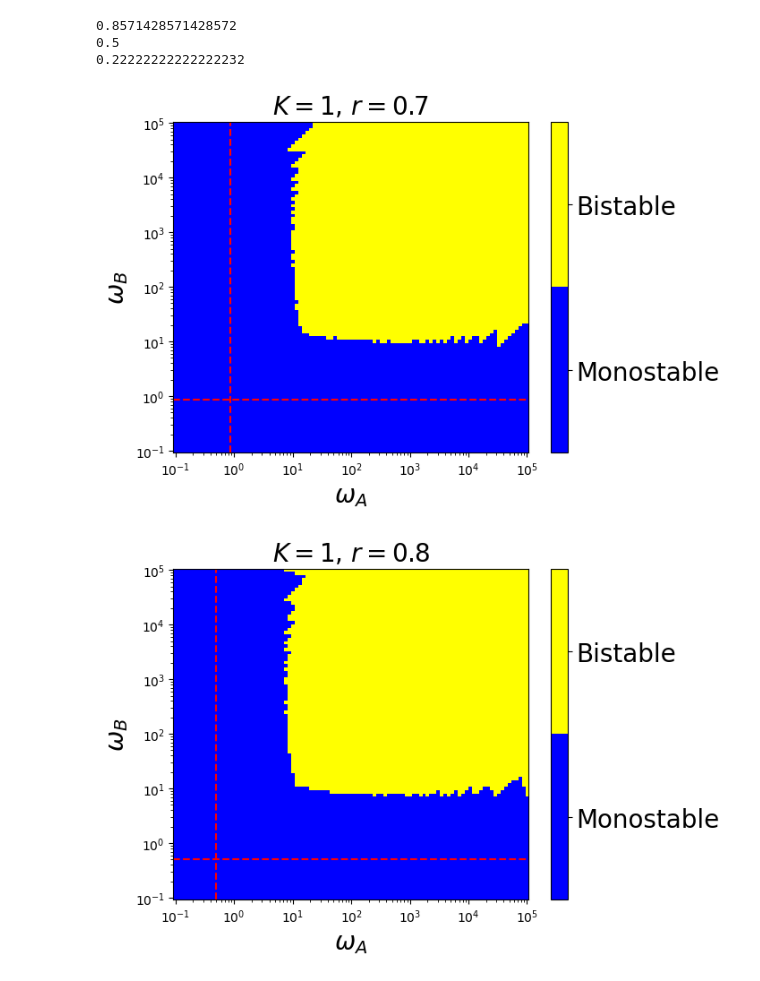
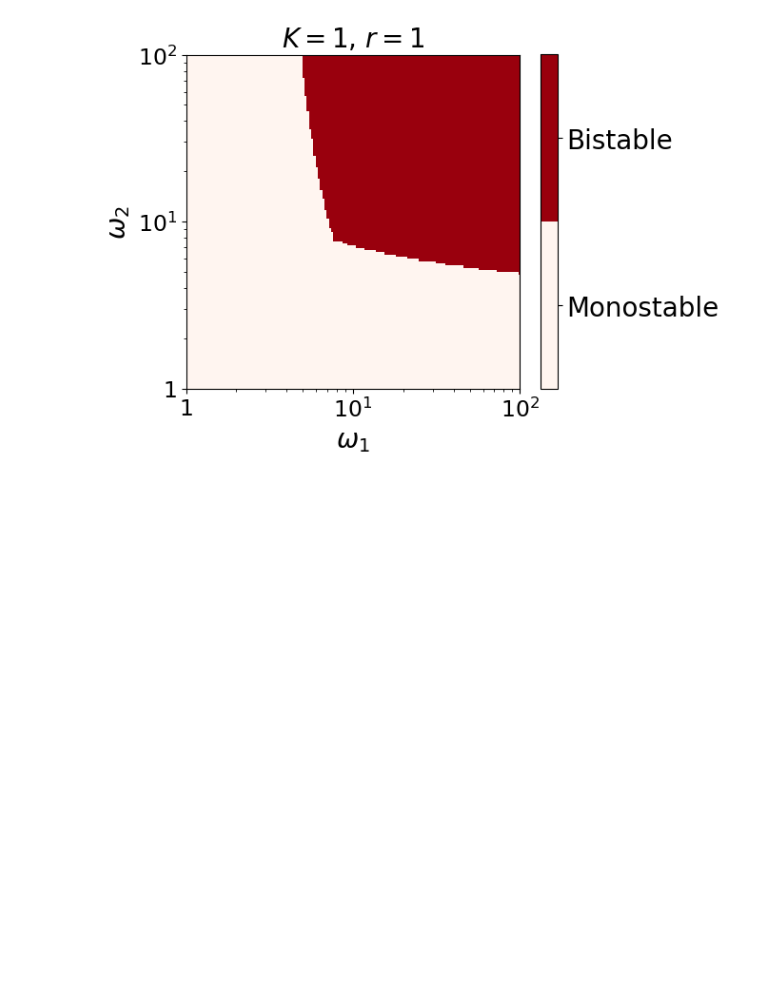
Before and after one commit to RPGroup-PBoC/2025_inducers, a Jupyter notebook: mutualrepression/Figure18.ipynb, the cells around one changed output. Cells and saved outputs as stored; diff of their text form; code cells hidden in the pictures; blank space fills up the shorter version.

Commit message:
updated code figure 18

```diff
--- a/mutualrepression/Figure18.ipynb
+++ b/mutualrepression/Figure18.ipynb
@@ -223,0 +286,18 @@ for r_val in r_list:
+# %%
+phase_space_for_different_r_high_resolution =[]
+omega_list =[]
+notebook_dir = os.getcwd()
+for i in range(len(r_list)):
+    filename_r = 'mutual repressionbistable_map_logomegamax=-2_logomegamax=2_nsampling=300_np=1000_r='+str(r_list[i])+'_K=1.csv'
+    file_path = os.path.join(notebook_dir, filename_r)
+    L_of_r, omegaa,omegab = load_array_from_csv(file_path)
+    phase_space_for_different_r_high_resolution+= [L_of_r]
+    omega_list +=[omegaa]
+
+# to generate those arrays run:
+# nsampling = 300
+# omegaA_values = np.logspace(-2, 2, nsampling)
+# omegaB_values = np.logspace(-2, 2, nsampling)
+# p_values = np.linspace(pmin, pmax, 1000)
+
+#phase_space_for_different_r = bistability_map_for_different_r(r_list, omegaA_values, omegaB_values, p_values, K_fixed
@@ -224,23 +342,33 @@ for r_val in r_list:
 # %%
-for i in range(len(r_list)):
-    plt.figure()
-    plt.pcolormesh((omegaA_values), (omegaA_values), np.transpose(L_r[i]), cmap=binary_cmap, shading='auto',vmin=0,vmax=1)
-    print(2*(1/r_list[i]-1))
-    plt.axvline(x=2*(1/r_list[i]-1), color='r', linestyle='--')
-    plt.axhline(y=2*(1/r_list[i]-1), color='r', linestyle='--')
-    plt.xscale('log')
-    plt.yscale('log')
-    # plt.xticks([1, 4, 10, 100], [r"$10^0$", "4", r"$10^1$", r"$10^2$"],size =17)
-    # plt.yticks([1, 4, 10, 100], [r"$10^0$", "4", r"$10^1$", r"$10^2$"],size =17)
-    plt.xlabel(r'$\omega_A$',size =20)
-    plt.ylabel(r'$\omega_B$',size =20)
-    plt.title('$K=$'+str(K)+', $r=$'+str(r_list[i]),size =20)
-    cbar = plt.colorbar()
-    cbar.set_ticks([0.25, 0.75])
-    cbar.set_ticklabels(['Monostable', 'Bistable'],size=20)
+i = 0
+K=1
+plt.figure()
+Z = np.transpose(phase_space_for_different_r_high_resolution[i])
+
+plt.pcolormesh(omega_list[i], omega_list[i], Z,
+               cmap=binary_cmap, shading='auto', rasterized=True)
+
+plt.xscale('log')
+plt.yscale('log')
+
+plt.xticks([ 1, 10, 100],
+           [r"$1$", r"$10^1$", r"$10^2$"], size=17)
+plt.yticks([ 1, 10, 100],
+           [ r"$1$", r"$10^1$", r"$10^2$"], size=17)
+
+plt.xlabel(r'$\omega_1$', size=20)
+plt.ylabel(r'$\omega_2$', size=20)
+plt.title(r'$K=$' + str(K) + r', $r=$' + str(r_list[0]), size=20)
+
+
+cbar = plt.colorbar(ticks=[0.25, 0.75])
+cbar.ax.set_yticklabels(['Monostable', 'Bistable'])
+cbar.ax.tick_params(labelsize=20)
+
+plt.xlim(1, 100)
+plt.ylim(1, 100)
+plt.gca().set_aspect('equal')
+
+plt.tight_layout()
 # %% [output]
-0.8571428571428572
-0.5
-0.22222222222222232
-[figure, old version]
+[figure, new version]
-[figure, removed]
```
Also changed, not shown: parts of 36 cells of this notebook.
